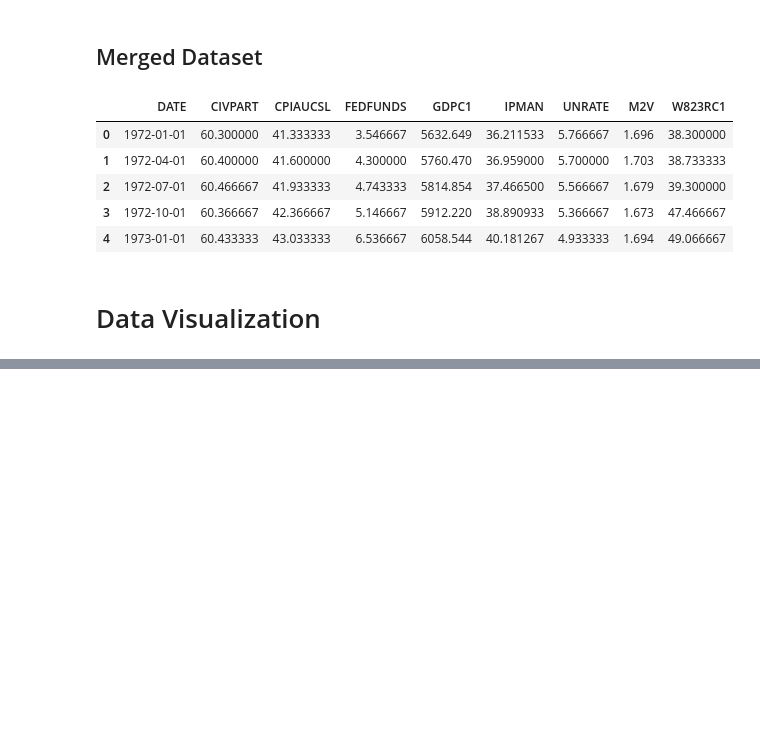
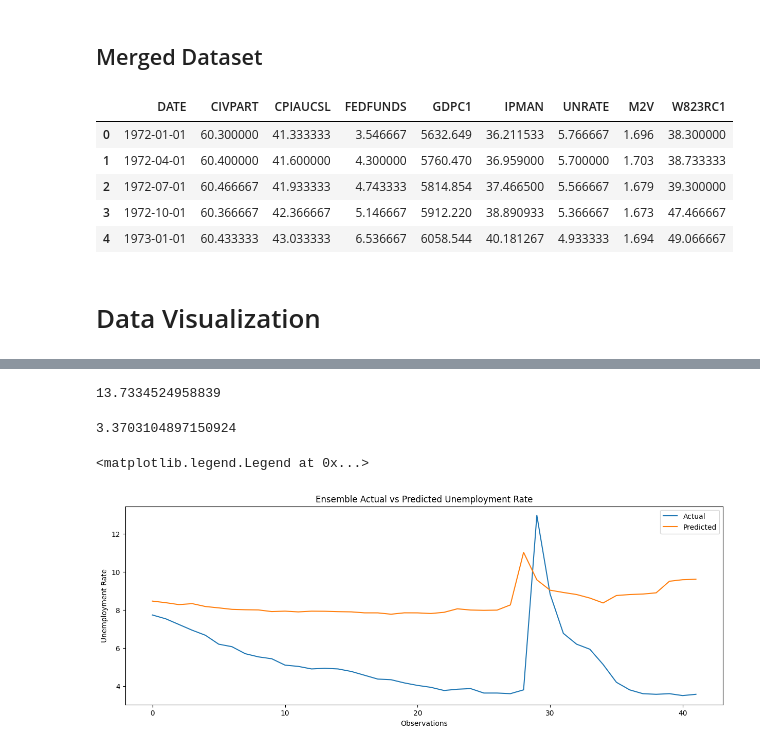
Before and after one commit to rygeorge/Unemployment-Prediction-Deep-Learning, a Jupyter notebook: Model/model.ipynb, the cells around one changed output, grey strips where cells are left out. Cells and saved outputs as stored; diff of their text form; code cells hidden in the pictures; blank space fills up the shorter version.

```diff
--- a/Model/model.ipynb
+++ b/Model/model.ipynb
@@ -108,0 +218,2 @@ plt.show()
+# %%
+lstm_predictions = lstm_model.predict(X_test)
@@ -108,0 +222,2 @@ plt.show()
+# %%
+ann_predictions = ann_model.predict(X_test)
@@ -108,0 +226,2 @@ plt.show()
+# %%
+ensemble_predictions = (lstm_predictions + ann_predictions) / 2
@@ -108,0 +230,28 @@ plt.show()
+# %%
+y_test = y_test.reshape(-1, 1)
+ensemble_predictions_2 = ensemble_predictions.reshape(-1, 1)
+
+# Calculate MSE
+mse = mean_squared_error(y_test, ensemble_predictions_2)
+# %%
+mse = mean_squared_error(y_test, ensemble_predictions_2)
+mse
+# %% [output]
+13.7334524958839
+# %%
+mae = mean_absolute_error(y_test, ensemble_predictions)
+mae
+# %% [output]
+3.3703104897150924
+# %%
+# Times series plot of actual vs predicted
+plt.figure(figsize=(15, 5))
+plt.plot(y_test, label='Actual')
+plt.plot(ensemble_predictions_2, label='Predicted')
+plt.title('Ensemble Actual vs Predicted Unemployment Rate')
+plt.xlabel('Observations')
+plt.ylabel('Unemployment Rate')
+plt.legend()
+# %% [output]
+<matplotlib.legend.Legend at 0x...>
+[figure, added]
```
Also changed, not shown: parts of 25 cells of this notebook, 1 other file.
